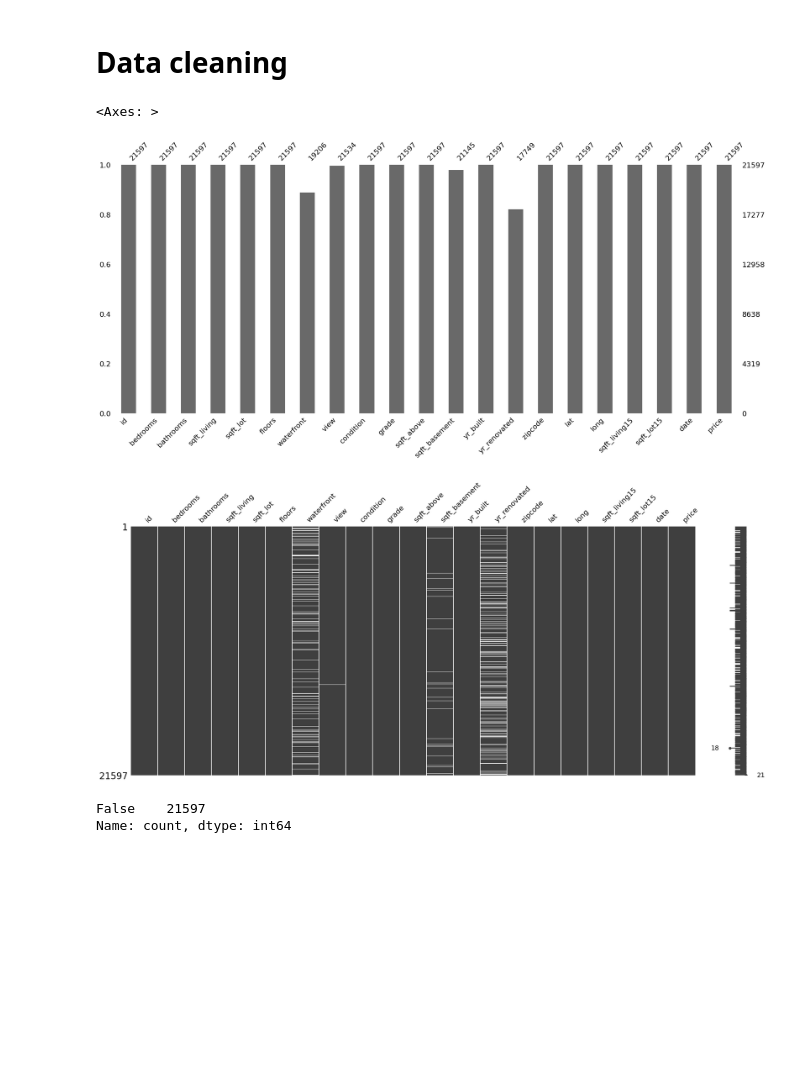
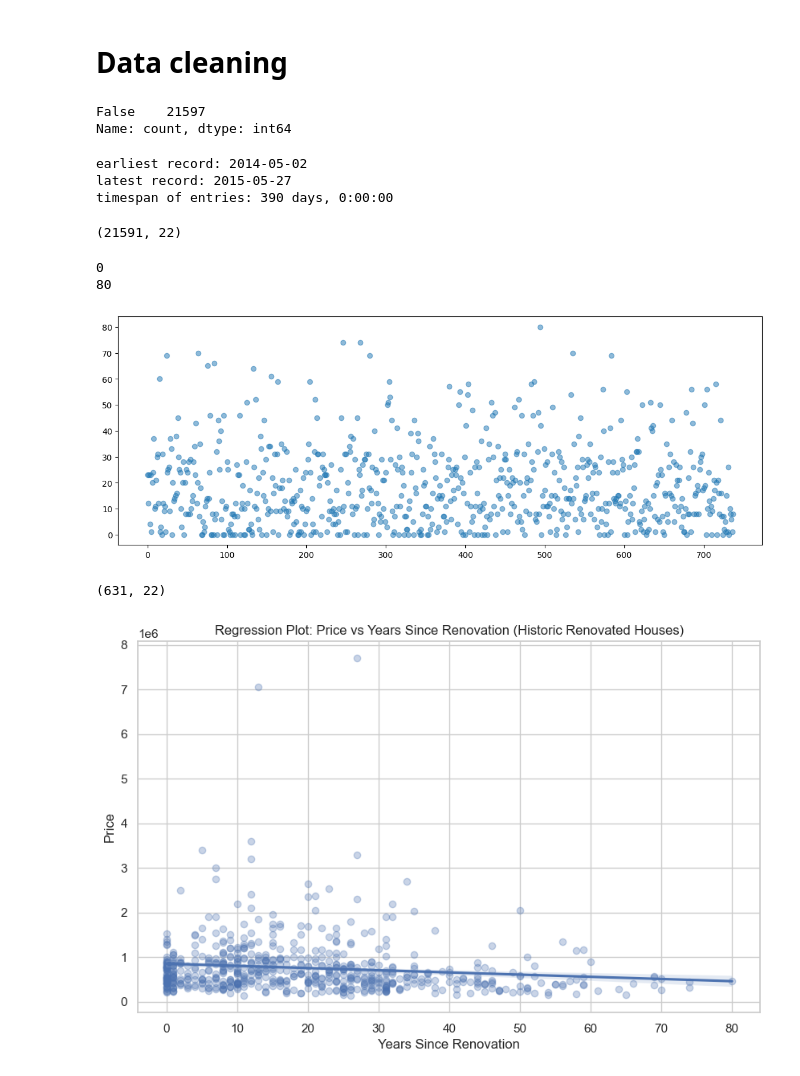
Before and after one commit to Jonaaa80/eda-project-JS, a Jupyter notebook: EDA.ipynb, the cells around one changed output. Saved outputs shown, nothing was run; the diff lists cells and outputs as text; code cells hidden in the pictures; blank space fills up the shorter version.

Commit message:
Commit of day 2, finished my own hypothesis, notebook cleanlines at 75%

```diff
--- a/EDA.ipynb
+++ b/EDA.ipynb
@@ -117,12 +134,8 @@ plt.show()
 # %% [markdown]
 # Data cleaning
 # %%
+df_house_cl = pd.read_csv("data/eda.csv")
 # check for missing values
 import missingno as msno
-msno.bar(df_house)
-msno.matrix(df_house)
+# msno.bar(df_house_cl)
-# %% [output]
-<Axes: >
-[figure, removed]
-[figure, removed]
 # %%
@@ -131,3 +144,74 @@ df_house.duplicated().value_counts()
 # %% [output]
 False    21597
 Name: count, dtype: int64
+# %%
+# Convert 'date' column from string to datetime and remove the time
+df_house_cl['date'] = pd.to_datetime(df_house_cl['date'])
+df_house_cl['date'] = df_house_cl['date'].dt.date
+
+# calculate first and last entry and timespan
+first_record = df_house_cl.date.min()
+last_record = df_house_cl.date.max()
+timespan = last_record - first_record
+print(f"earliest record: {first_record}")
+print(f"latest record: {last_record}")
+print(f"timespan of entries: {timespan}")
+# %% [output]
+earliest record: 2014-05-02
+latest record: 2015-05-27
+timespan of entries: 390 days, 0:00:00
+# %%
+# fill missing values in yr_renovated with zeros
+df_house_cl.fillna({'yr_renovated': 0}, inplace=True)
+
+# clean column yr_renovated by dropping 0.0 in the end of the nonnull entries and devide by 10 to get a realistic year
+df_house_cl['yr_renovated'] = (df_house_cl['yr_renovated'] / 10).astype(int)
+df_house_cl["years_since_renovation"] = df_house_cl.apply(
+                                                        lambda row: pd.to_datetime(row.date).year - row.yr_renovated
+                                                        if row.yr_renovated != 0
+                                                        else 0, axis=1)
+
+# drop rows where year of renovation in in the future
+df_house_cl = df_house_cl[df_house_cl['years_since_renovation'] != -1].copy()
+# %%
+
+df_house_cl.shape
+# %% [output]
+(21591, 22)
+# %%
+# Create DataFrame with houses that have been renovated
+df_renovated = df_house_cl[df_house_cl['yr_renovated'] != 0]
+df_renovated.reset_index(drop=True, inplace=True)
+
+# Create DataFrame with historic houses that have been renovated --> built before 1964
+df_renovated_hist = df_house_cl[df_house_cl['yr_built'] < 1964]
+df_renovated_hist.reset_index(drop=True, inplace=True)
+
+# Plot all values of years_since_renovation to visually inspect the distribution
+plt.figure(figsize=(14, 5))
+plt.plot(df_renovated['years_since_renovation'].values, marker='o', linestyle='', alpha=0.5)
+df_renovated['years_since_renovation'].min()
+
+print(df_house_cl.years_since_renovation.min())
+print(df_house_cl.years_since_renovation.max())
+# %% [output]
+0
+80
+[figure, added]
+# %%
+# Create DataFrame with historic houses that have been renovated --> built before 1964
+df_renovated_hist = df_renovated[df_renovated['yr_built'] < 1964]
+df_renovated_hist.reset_index(drop=True, inplace=True)
+df_renovated_hist.shape
+# %% [output]
+(631, 22)
+# %%
+# Regression plot: price vs years_since_renovation
+plt.figure(figsize=(10, 6))
+sns.regplot(x='years_since_renovation', y='price', data=df_renovated_hist, scatter_kws={'alpha':0.3})
+plt.title('Regression Plot: Price vs Years Since Renovation (Historic Renovated Houses)')
+plt.xlabel('Years Since Renovation')
+plt.ylabel('Price')
+plt.show()
+# %% [output]
+[figure, added]
```
Also changed, not shown: parts of 21 cells of this notebook.
